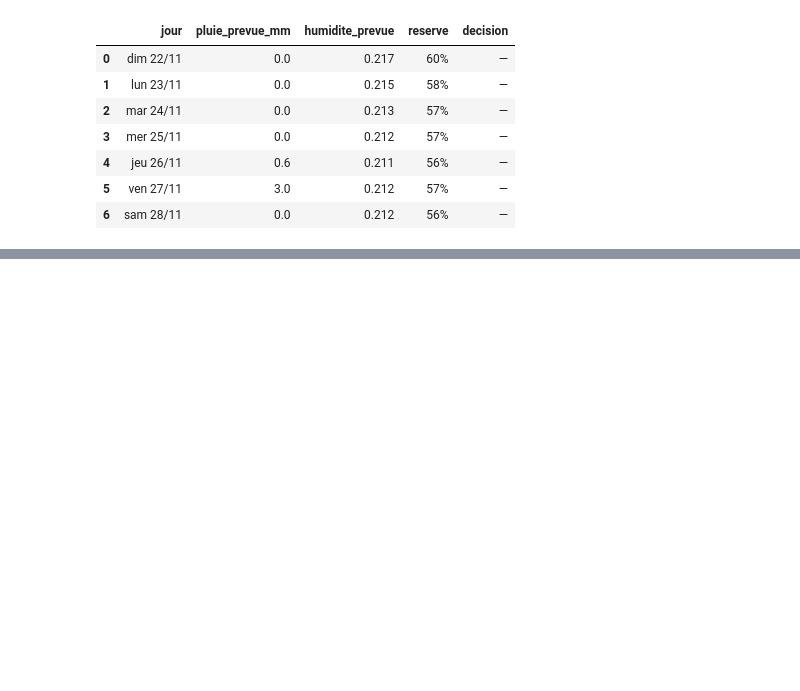
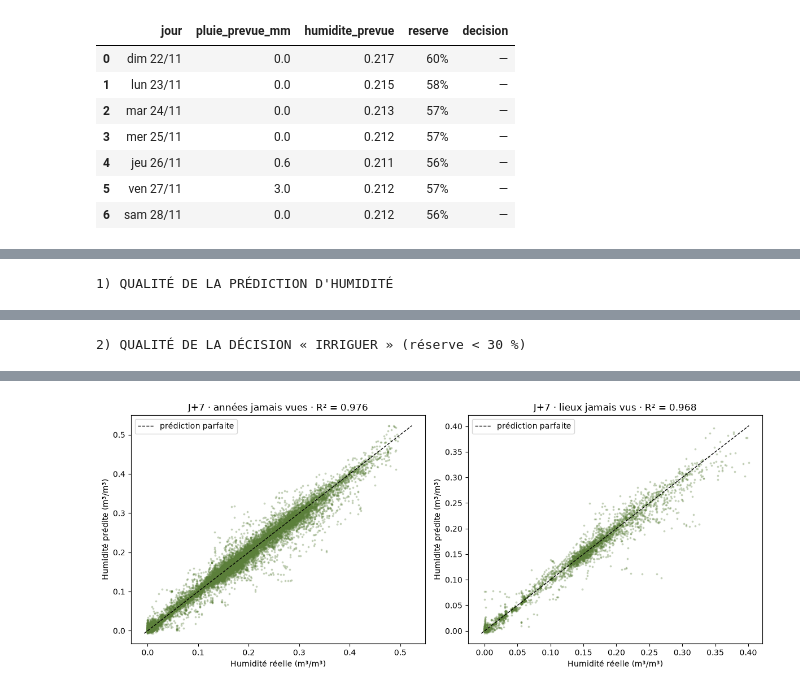
Before and after one commit to Dina0charfi/hackathon-gaia-kizuna-, a Jupyter notebook: ml/prevision_humidite_sol.ipynb, the cells around one changed output, grey strips where cells are left out. Cells and saved outputs as stored; diff of their text form; code cells hidden in the pictures; blank space fills up the shorter version.

```diff
--- a/ml/prevision_humidite_sol.ipynb
+++ b/ml/prevision_humidite_sol.ipynb
@@ -451,0 +457,77 @@ Seuils sec/humide empruntés au site d'entraînement le plus proche : msaken
+# %%
+# ==========================================================
+# ÉVALUATION COMPLÈTE DU MODÈLE
+# ==========================================================
+from sklearn.metrics import (r2_score, mean_absolute_error, mean_squared_error,
+                             precision_score, recall_score, f1_score, accuracy_score)
+
+MM = 210   # couche 7–28 cm = 210 mm : 0,01 m³/m³ d'erreur = 2,1 mm d'eau
+
+lignes, decisions, nuages = [], [], {}
+for nom, masque in [("années jamais vues", TEST_TEMP), ("lieux jamais vus", TEST_GEO)]:
+    for h in HORIZONS:
+        X, y = variables(h), f"cible_{h}"
+        te = table[masque & table[X + [y]].notna().all(axis=1)]
+        auj = te[CIBLE].values
+        vrai_var, pred_var = te[y].values, modeles[h].predict(te[X])
+        vrai, pred = auj + vrai_var, auj + pred_var
+        rmse_m = np.sqrt(mean_squared_error(vrai, pred))
+        rmse_p = np.sqrt(mean_squared_error(vrai, auj))
+        lignes.append({"test": nom, "horizon": f"J+{h}",
+                       "R² humidité": r2_score(vrai, pred),
+                       "R² persistance": r2_score(vrai, auj),
+                       "R² variation": r2_score(vrai_var, pred_var),
+                       "MAE (mm)": mean_absolute_error(vrai, pred) * MM,
+                       "RMSE (mm)": rmse_m * MM,
+                       "Biais (mm)": (pred - vrai).mean() * MM,
+                       "Gain vs persistance": 1 - rmse_m / rmse_p})
+        # la décision « irriguer » (réserve < 30 %) : le modèle l'annonce-t-il au bon moment ?
+        lo = te.site.map(seuils[0.05]).values
+        hi = te.site.map(seuils[0.95]).values
+        sec_vrai = (vrai - lo) / (hi - lo) < SEUIL_IRRIGATION
+        sec_pred = (pred - lo) / (hi - lo) < SEUIL_IRRIGATION
+        sec_auj = (auj - lo) / (hi - lo) < SEUIL_IRRIGATION     # persistance : « comme aujourd'hui »
+        decisions.append({"test": nom, "horizon": f"J+{h}",
+                          "jours « irriguer » réels": int(sec_vrai.sum()),
+                          "Exactitude": accuracy_score(sec_vrai, sec_pred),
+                          "Précision": precision_score(sec_vrai, sec_pred, zero_division=0),
+                          "Rappel": recall_score(sec_vrai, sec_pred, zero_division=0),
+                          "F1": f1_score(sec_vrai, sec_pred, zero_division=0),
+                          "F1 persistance": f1_score(sec_vrai, sec_auj, zero_division=0)})
+        if h == 7:
+            nuages[nom] = (vrai, pred)
+
+metriques = pd.DataFrame(lignes)
+print("1) QUALITÉ DE LA PRÉDICTION D'HUMIDITÉ")
+display(metriques.style.format({"R² humidité": "{:.3f}", "R² persistance": "{:.3f}", "R² variation": "{:.3f}", "MAE (mm)": "{:.2f}",
+                                "RMSE (mm)": "{:.2f}", "Biais (mm)": "{:+.2f}", "Gain vs persistance": "{:.0%}"})
+        .hide(axis="index"))
+
+print("\n2) QUALITÉ DE LA DÉCISION « IRRIGUER » (réserve < 30 %)")
+display(pd.DataFrame(decisions).style.format({"Exactitude": "{:.1%}", "Précision": "{:.1%}",
+                                              "Rappel": "{:.1%}", "F1": "{:.1%}", "F1 persistance": "{:.1%}"}).hide(axis="index"))
+
+# 3) nuage de points : prédit vs réel à J+7
+fig, ax = plt.subplots(1, 2, figsize=(12, 5))
+for a, (nom, (vrai, pred)) in zip(ax, nuages.items()):
+    a.scatter(vrai, pred, s=3, alpha=.25, color="#5b7f3a")
+    lim = [min(vrai.min(), pred.min()), max(vrai.max(), pred.max())]
+    a.plot(lim, lim, "k--", lw=1, label="prédiction parfaite")
+    a.set_title(f"J+7 · {nom} · R² = {r2_score(vrai, pred):.3f}")
+    a.set_xlabel("Humidité réelle (m³/m³)"); a.set_ylabel("Humidité prédite (m³/m³)"); a.legend()
+fig.tight_layout(); plt.show()
+
+# 4) résumé en clair
+for nom in ["années jamais vues", "lieux jamais vus"]:
+    m = metriques[metriques.test == nom].set_index("horizon")
+    d = pd.DataFrame(decisions)
+    d = d[d.test == nom].set_index("horizon")
+    print(f"\n▶ {nom.upper()}")
+    print(f"  R² de l'humidité : {m['R² humidité'].min():.3f} à {m['R² humidité'].max():.3f} "
+          f"(persistance : {m['R² persistance'].min():.3f} à {m['R² persistance'].max():.3f})")
+    print(f"  R² de la variation (ce qui va changer) : {m.loc['J+1', 'R² variation']:.2f} à J+1, {m.loc['J+7', 'R² variation']:.2f} à J+7")
+    print(f"  Erreur moyenne : {m.loc['J+1', 'MAE (mm)']:.1f} mm d'eau à J+1, {m.loc['J+7', 'MAE (mm)']:.1f} mm à J+7")
+    print(f"  Décision « irriguer » à J+7 : précision {d.loc['J+7', 'Précision']:.0%}, rappel {d.loc['J+7', 'Rappel']:.0%}, "
+          f"F1 {d.loc['J+7', 'F1']:.0%} (persistance : F1 {d.loc['J+7', 'F1 persistance']:.0%})")
+# %% [output]
+1) QUALITÉ DE LA PRÉDICTION D'HUMIDITÉ
@@ -451,0 +549 @@ Seuils sec/humide empruntés au site d'entraînement le plus proche : msaken
+2) QUALITÉ DE LA DÉCISION « IRRIGUER » (réserve < 30 %)
@@ -451,0 +565 @@ Seuils sec/humide empruntés au site d'entraînement le plus proche : msaken
+[figure, added]
```
Also changed, not shown: parts of 12 cells of this notebook, 3 other files.
